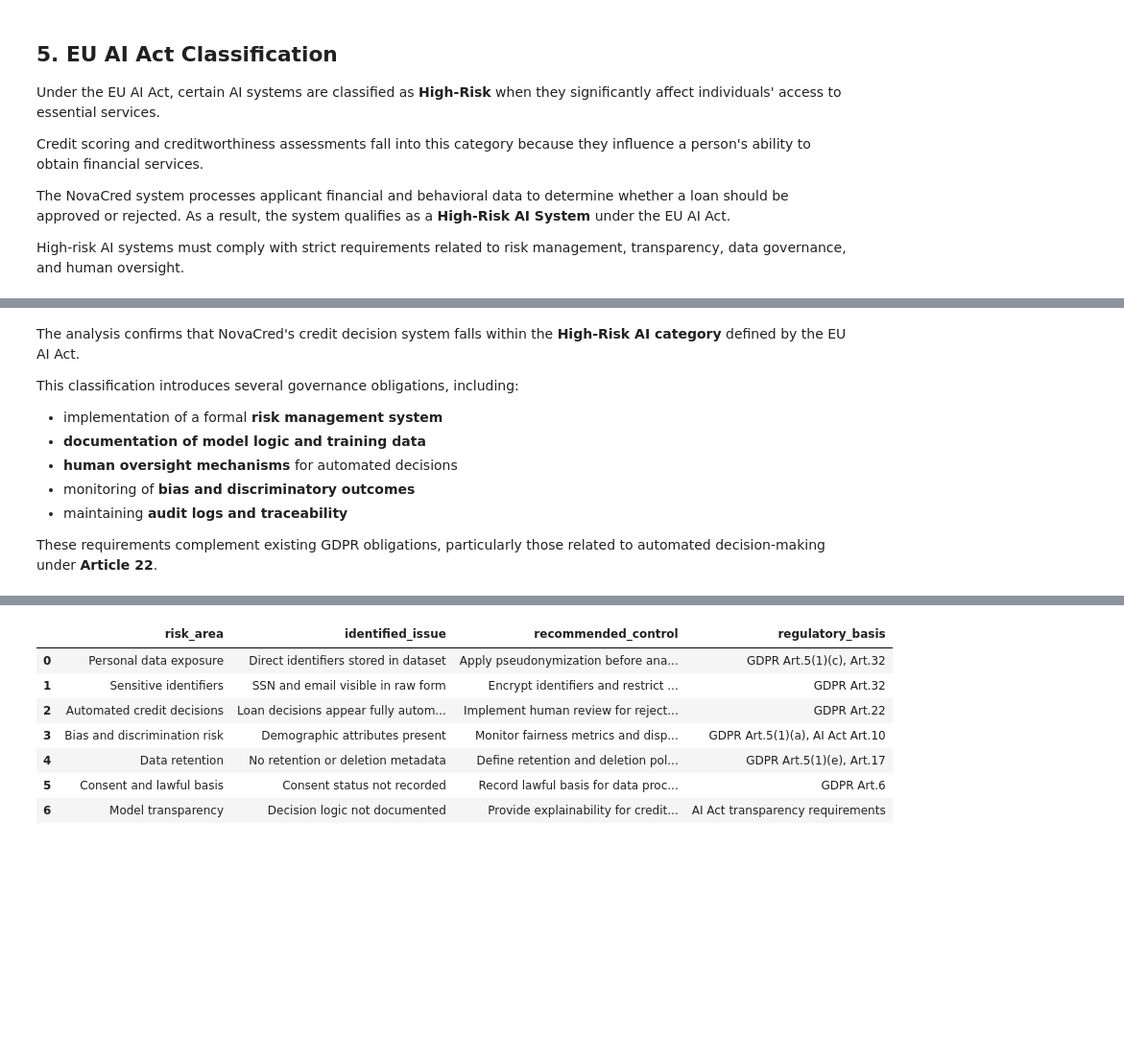
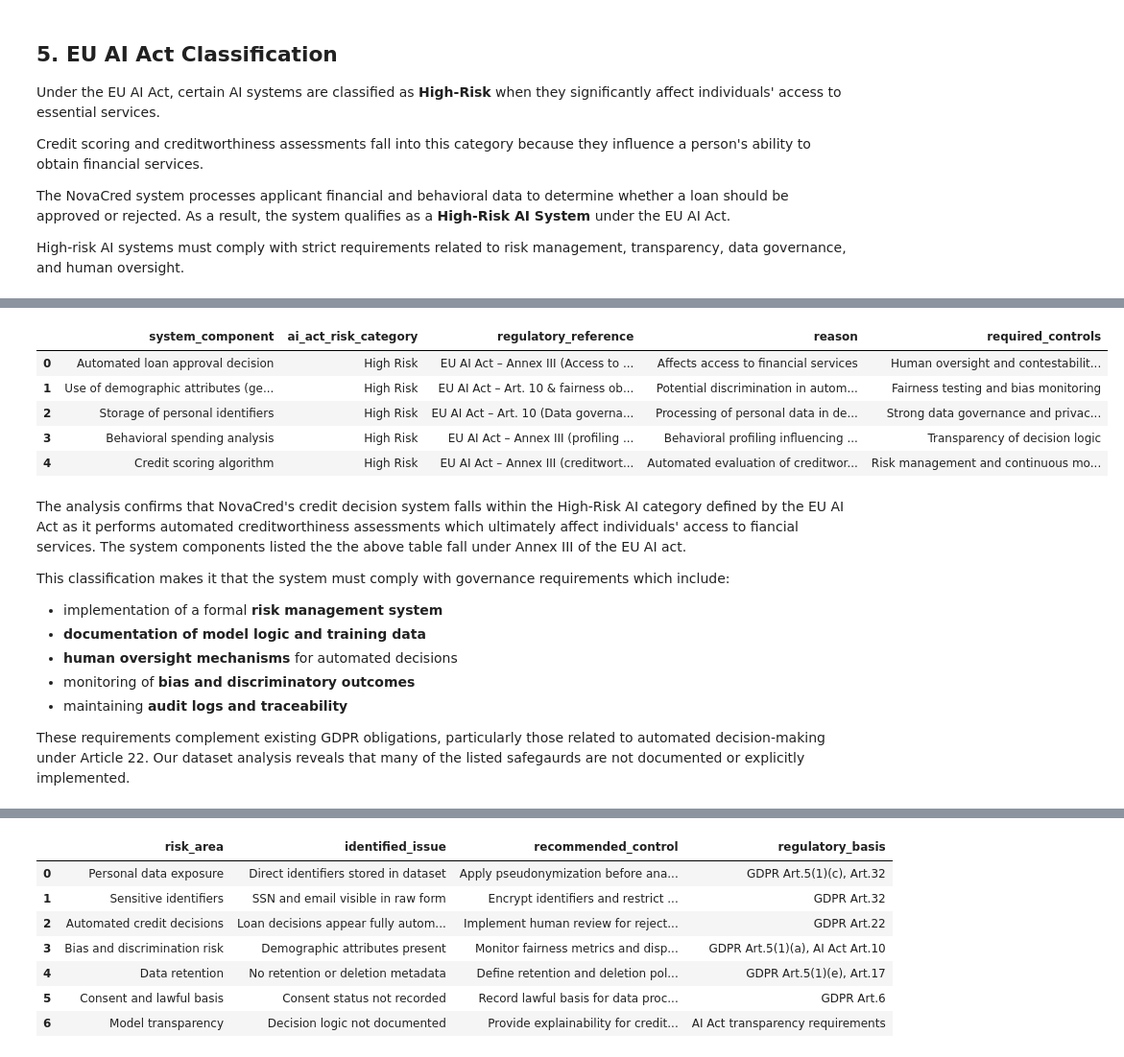
Before and after one commit to jmroque7/dego-project-team-14-TXB, a Jupyter notebook: Notebooks/03-privacy-demo.ipynb, the cells around one changed output, grey strips where cells are left out. Shown at 96% size. Drawn from its saved outputs; the diff is of its cells as text; code cells hidden in the pictures; blank space fills up the shorter version.

Commit message:
Update analysis and governance sections

```diff
--- a/Notebooks/03-privacy-demo.ipynb
+++ b/Notebooks/03-privacy-demo.ipynb
@@ -795,12 +977,81 @@ ai_act_classification
+# %%
+# --- EU AI Act risk classification for the NovaCred system ---
+
+ai_act_classification = pd.DataFrame({
+
+"system_component": [
+"Automated loan approval decision",
+"Use of demographic attributes (gender, age)",
+"Storage of personal identifiers",
+"Behavioral spending analysis",
+"Credit scoring algorithm"
+],
+
+"ai_act_risk_category": [
+"High Risk",
+"High Risk",
+"High Risk",
+"High Risk",
+"High Risk"
+],
+
+"regulatory_reference": [
+"EU AI Act – Annex III (Access to essential services)",
+"EU AI Act – Art. 10 & fairness obligations",
+"EU AI Act – Art. 10 (Data governance)",
+"EU AI Act – Annex III (profiling in financial services)",
+"EU AI Act – Annex III (creditworthiness evaluation)"
+],
+
+"reason": [
+"Affects access to financial services",
+"Potential discrimination in automated decisions",
+"Processing of personal data in decision systems",
+"Behavioral profiling influencing financial eligibility",
+"Automated evaluation of creditworthiness"
+],
+
+"required_controls": [
+"Human oversight and contestability mechanisms",
+"Fairness testing and bias monitoring",
+"Strong data governance and privacy protection",
+"Transparency of decision logic",
+"Risk management and continuous monitoring"
+]
+
+})
+
+# --- Styling for risk level ---
+
+def highlight_risk(val):
+    if val == "High Risk":
+        return "background-color:#F8D7DA; color:#721C24; font-weight:bold;"
+    elif val == "Limited Risk":
+        return "background-color:#FFF3CD; color:#664D03;"
+    elif val == "Minimal Risk":
+        return "background-color:#D1E7DD; color:#0F5132;"
+    else:
+        return ""
+
+ai_act_classification.style.applymap(
+    highlight_risk,
+    subset=["ai_act_risk_category"]
+)
+# %% [output]
+|  | system_component | ai_act_risk_category | regulatory_reference | reason | required_controls |
+| 0 | Automated loan approval decision | High Risk | EU AI Act – Annex III (Access to ... | Affects access to financial services | Human oversight and contestabilit... |
+| 1 | Use of demographic attributes (ge... | High Risk | EU AI Act – Art. 10 & fairness ob... | Potential discrimination in autom... | Fairness testing and bias monitoring |
+| 2 | Storage of personal identifiers | High Risk | EU AI Act – Art. 10 (Data governa... | Processing of personal data in de... | Strong data governance and privac... |
+| 3 | Behavioral spending analysis | High Risk | EU AI Act – Annex III (profiling ... | Behavioral profiling influencing ... | Transparency of decision logic |
+| 4 | Credit scoring algorithm | High Risk | EU AI Act – Annex III (creditwort... | Automated evaluation of creditwor... | Risk management and continuous mo... |
 # %% [markdown]
-The analysis confirms that NovaCred's credit decision system falls within the **High-Risk AI category** defined by the EU AI Act.
+The analysis confirms that NovaCred's credit decision system falls within the High-Risk AI category defined by the EU AI Act as it performs automated creditworthiness assessments which ultimately affect individuals' access to fiancial services. The system components listed the the above table fall under Annex III of the EU AI act.
 
-This classification introduces several governance obligations, including:
-
+This classification makes it that the system must comply with governance requirements which include:
 - implementation of a formal **risk management system**
 - **documentation of model logic and training data**
 - **human oversight mechanisms** for automated decisions
 - monitoring of **bias and discriminatory outcomes**
 - maintaining **audit logs and traceability**
 
-These requirements complement existing GDPR obligations, particularly those related to automated decision-making under **Article 22**.
+These requirements complement existing GDPR obligations, particularly those related to automated decision-making under Article 22. Our dataset analysis reveals that many of the listed safegaurds are not documented or explicitly implemented.
```
Also changed, not shown: parts of 24 cells of this notebook.
